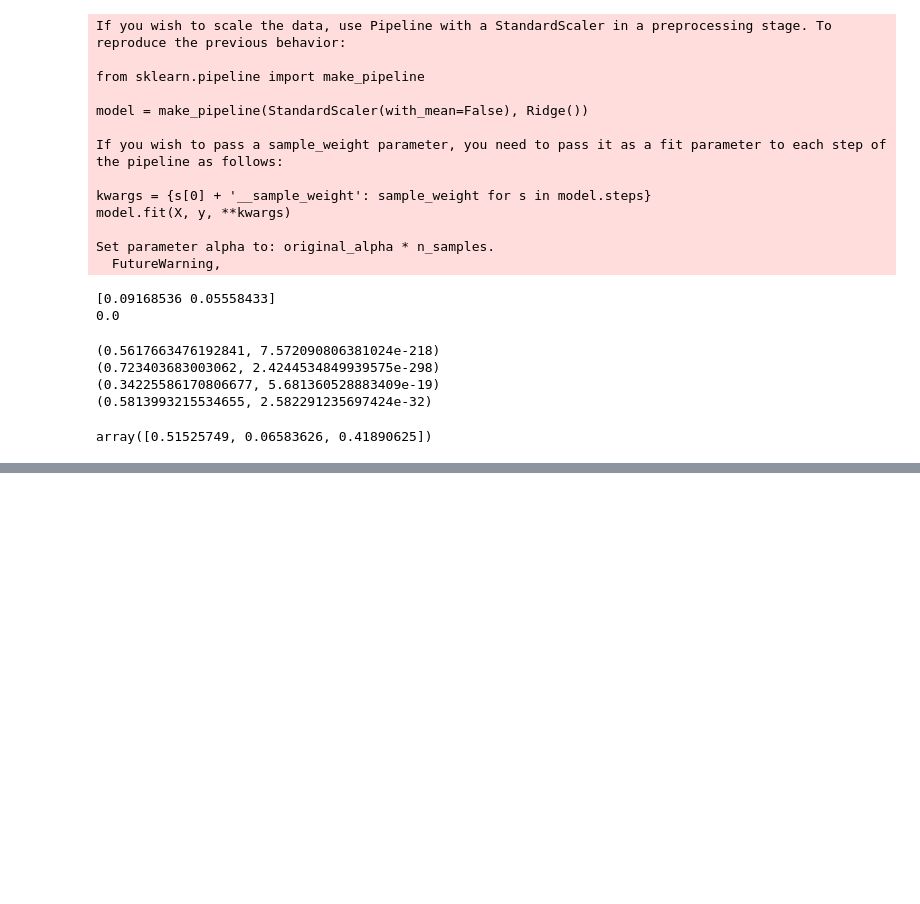
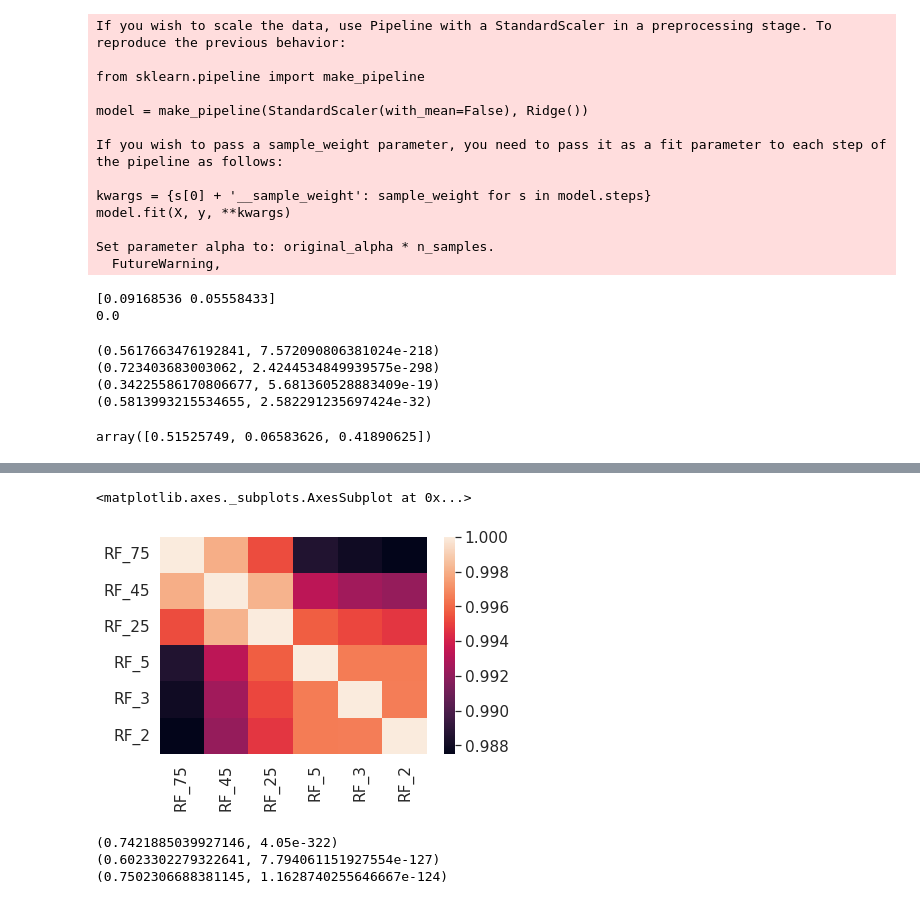
Before and after one commit to SajidAhmeduiu/ProteinMPNN, a Jupyter notebook: Sajid_Additions/Quick_Dirty_MPNN_ML.ipynb, the cells around one changed output, grey strips where cells are left out. Drawn from its saved outputs; the diff is of its cells as text; code cells hidden in the pictures; blank space fills up the shorter version.

```diff
--- a/Sajid_Additions/Quick_Dirty_MPNN_ML.ipynb
+++ b/Sajid_Additions/Quick_Dirty_MPNN_ML.ipynb
@@ -410,3 +539,35 @@ array([0.56218424, 0.19395769, 0.10552179, 0.13833629])
+# %%
+# pairwise-correlation heatmaps for figuring out what is going on with the whole (no-effect-of-bias-variance-tradeoff on testing datasets) situation
+import pandas as pd
+import seaborn as sns
+
+df_S_669 = pd.DataFrame(
+    {'RF_75': rf_75.predict(S_669_X_aug[:,[0,4,5,7]]),
+     'RF_45': rf_45.predict(S_669_X_aug[:,[0,4,5,7]]),
+     'RF_25': rf_25.predict(S_669_X_aug[:,[0,4,5,7]]),
+     'RF_5': rf_5.predict(S_669_X_aug[:,[0,4,5,7]]),
+     'RF_3': rf_3.predict(S_669_X_aug[:,[0,4,5,7]]),
+     'RF_2': rf_2.predict(S_669_X_aug[:,[0,4,5,7]])
+    })
+corr = df_S_669.corr()
+
+sns.set(font_scale=1.4)
+sns.heatmap(corr,
+        xticklabels=corr.columns,
+        yticklabels=corr.columns)
+# %% [output]
+<matplotlib.axes._subplots.AxesSubplot at 0x...>
+[figure, added]
+# %%
+# trying to do a quick-dirty manual ensemble here among RF models with different depths
+# print(pearsonr(S_2648_y,rf_2.predict(S_2648_X[:,[0,4,5,7]])))
+print(pearsonr(S_921_y_aug,(rf_2.predict(S_921_X_aug[:,[0,4,5,7]])+rf_25.predict(S_921_X_aug[:,[0,4,5,7]])+rf_75.predict(S_921_X_aug[:,[0,4,5,7]]))/3))
+print(pearsonr(S_669_y_aug,(rf_2.predict(S_669_X_aug[:,[0,4,5,7]])+rf_25.predict(S_669_X_aug[:,[0,4,5,7]])+rf_75.predict(S_669_X_aug[:,[0,4,5,7]]))/3))
+print(pearsonr(Ssym_y_aug,(rf_2.predict(Ssym_X_aug[:,[0,4,5,7]])+rf_25.predict(Ssym_X_aug[:,[0,4,5,7]])+rf_75.predict(Ssym_X_aug[:,[0,4,5,7]]))/3))
+# %% [output]
+(0.7421885039927146, 4.05e-322)
+(0.6023302279322641, 7.794061151927554e-127)
+(0.7502306688381145, 1.1628740255646667e-124)
 # %%
 # another level of de-correlation by holding out mutations from a specific number of proteins for each of the random forests, and take their ensemble prediction
 # as the final prediction?
```
Also changed, not shown: parts of 18 cells of this notebook.
